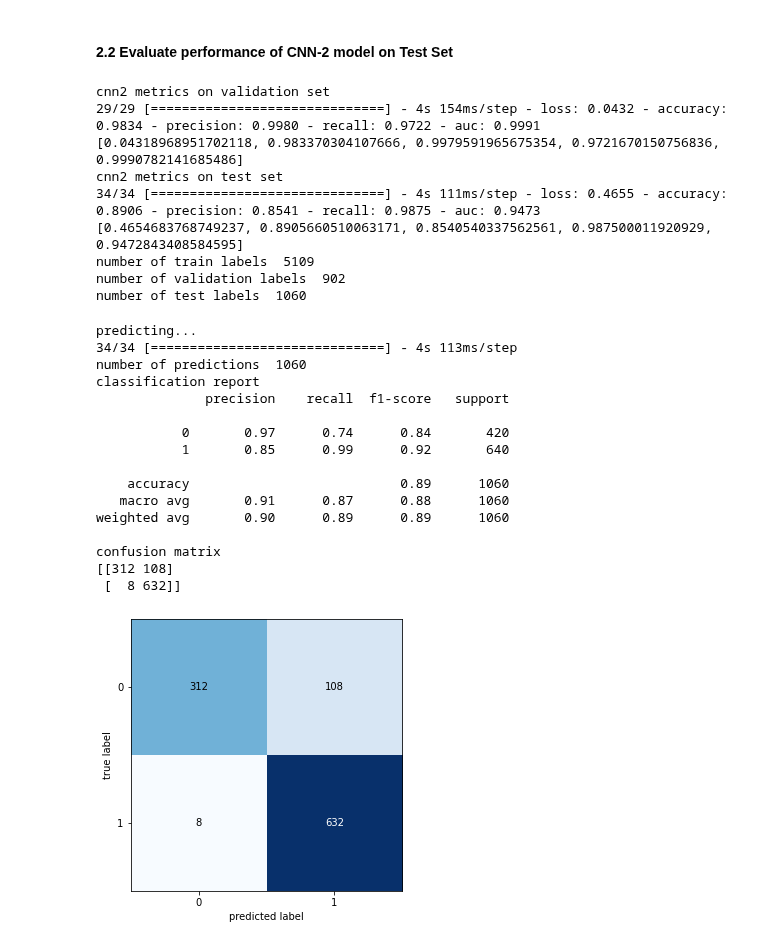
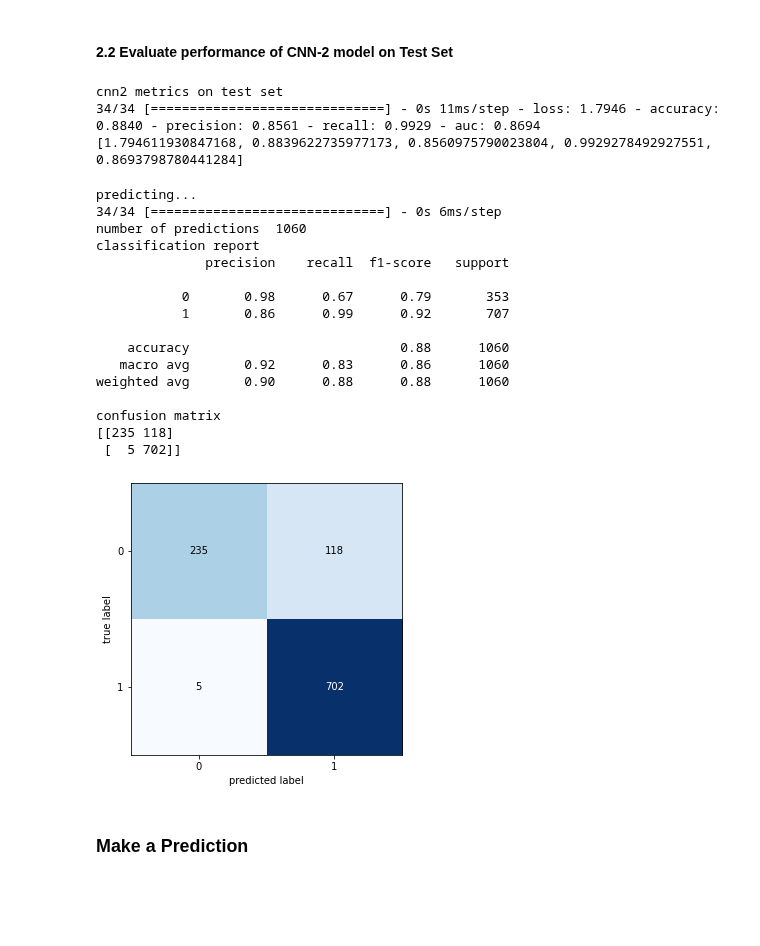
Before and after one commit to erotavlas/machine-learning, a Jupyter notebook: IBMAdvancedDataScience_Capstone/IBMAdvancedDataScience_Capstone_Incomplete.ipynb, the cells around one changed output. Cells and saved outputs as stored; diff of their text form; code cells hidden in the pictures; blank space fills up the shorter version.

```diff
--- a/IBMAdvancedDataScience_Capstone/IBMAdvancedDataScience_Capstone_Incomplete.ipynb
+++ b/IBMAdvancedDataScience_Capstone/IBMAdvancedDataScience_Capstone_Incomplete.ipynb
@@ -1217,4 +1167,4 @@ Epoch 25/25
 # %% [markdown]
 #### 3.2 Train CNN-2
 # %%
-history_cnn_2 = cnn_2.fit(x = train_set, class_weight=class_weight, validation_data = validation_set, epochs=25 )
+#history_cnn_2 = cnn_2.fit(x = train_set, class_weight=class_weight, validation_data = validation_set, epochs=50 )
@@ -1309,0 +1249,4 @@ number of test labels  1060
+# %%
+t = np.array(x_test_img)
+t = t.reshape(1060, 128, 128,1)
+t.shape
@@ -1310,3 +1263,5 @@ number of test labels  1060
+# %%
+test_labels = y_test_img
 # %%
 # predict the probability distribution of the data
 
@@ -1362,65 +1310,49 @@ plt.legend(loc=0)
 # %% [markdown]
 #### 2.2 Evaluate performance of CNN-2 model on Test Set
-# %%
-print("cnn2 metrics on validation set")
-validation_accu = cnn_2.evaluate(validation_set)
-print(validation_accu)
-
-print("cnn2 metrics on test set")
-test_accu = cnn_2.evaluate(test_set)
-print(test_accu)
-
-# get the ground truth of your data.
-train_labels = train_set.classes
-validation_labels = validation_set.classes
-test_labels = test_set.classes
-print("number of train labels ",len(train_labels))
-print("number of validation labels ",len(validation_labels))
-print("number of test labels ",len(test_labels))
-# %% [output]
-cnn2 metrics on validation set
-29/29 [==============================] - 4s 154ms/step - loss: 0.0432 - accuracy: 0.9834 - precision: 0.9980 - recall: 0.9722 - auc: 0.9991
-[0.04318968951702118, 0.983370304107666, 0.9979591965675354, 0.9721670150756836, 0.9990782141685486]
-cnn2 metrics on test set
-34/34 [==============================] - 4s 111ms/step - loss: 0.4655 - accuracy: 0.8906 - precision: 0.8541 - recall: 0.9875 - auc: 0.9473
-[0.4654683768749237, 0.8905660510063171, 0.8540540337562561, 0.987500011920929, 0.9472843408584595]
-number of train labels  5109
-number of validation labels  902
-number of test labels  1060
+# %%
+print("cnn2 metrics on test set")
+test_accu = cnn_2.evaluate(t, np.array(y_test_img))
+print(test_accu)
+# %% [output]
+cnn2 metrics on test set
+34/34 [==============================] - 0s 11ms/step - loss: 1.7946 - accuracy: 0.8840 - precision: 0.8561 - recall: 0.9929 - auc: 0.8694
+[1.794611930847168, 0.8839622735977173, 0.8560975790023804, 0.9929278492927551, 0.8693798780441284]
 # %%
 print("predicting...")
-predictions_cnn_2 = (cnn_2.predict(test_set, verbose=1) > 0.5).astype("int32")
+predictions_cnn_2 = (cnn_2.predict(t, verbose=1) > 0.5).astype("int32")
 print("number of predictions ", len(predictions_cnn_2))
 
 # get the class with highest probability for each sample
 #y_pred = (predictions > 0.5).astype("int32")
 
 # get the classification report
 print("classification report")
 print(classification_report(test_labels, predictions_cnn_2))
 #print(classification_report(train_set.labels, predictions, target_names = ['Pneumonia (Class 0)','Normal (Class 1)']))
 
-CM = confusion_matrix(test_set.classes, predictions_cnn_2)
+CM = confusion_matrix(test_labels, predictions_cnn_2)
 print("confusion matrix")
 print(CM)
 
 fig, ax = plot_confusion_matrix(conf_mat=CM ,  figsize=(5, 5))
 plt.show()
 # %% [output]
 predicting...
-34/34 [==============================] - 4s 113ms/step
+34/34 [==============================] - 0s 6ms/step
 number of predictions  1060
 classification report
               precision    recall  f1-score   support
 
-           0       0.97      0.74      0.84       420
-           1       0.85      0.99      0.92       640
+           0       0.98      0.67      0.79       353
+           1       0.86      0.99      0.92       707
 
-    accuracy                           0.89      1060
-   macro avg       0.91      0.87      0.88      1060
-weighted avg       0.90      0.89      0.89      1060
+    accuracy                           0.88      1060
+   macro avg       0.92      0.83      0.86      1060
+weighted avg       0.90      0.88      0.88      1060
 
 confusion matrix
-[[312 108]
- [  8 632]]
+[[235 118]
+ [  5 702]]
-[figure, old version]
+[figure, new version]
+# %% [markdown]
+### Make a Prediction
```
Also changed, not shown: parts of 139 cells of this notebook.
